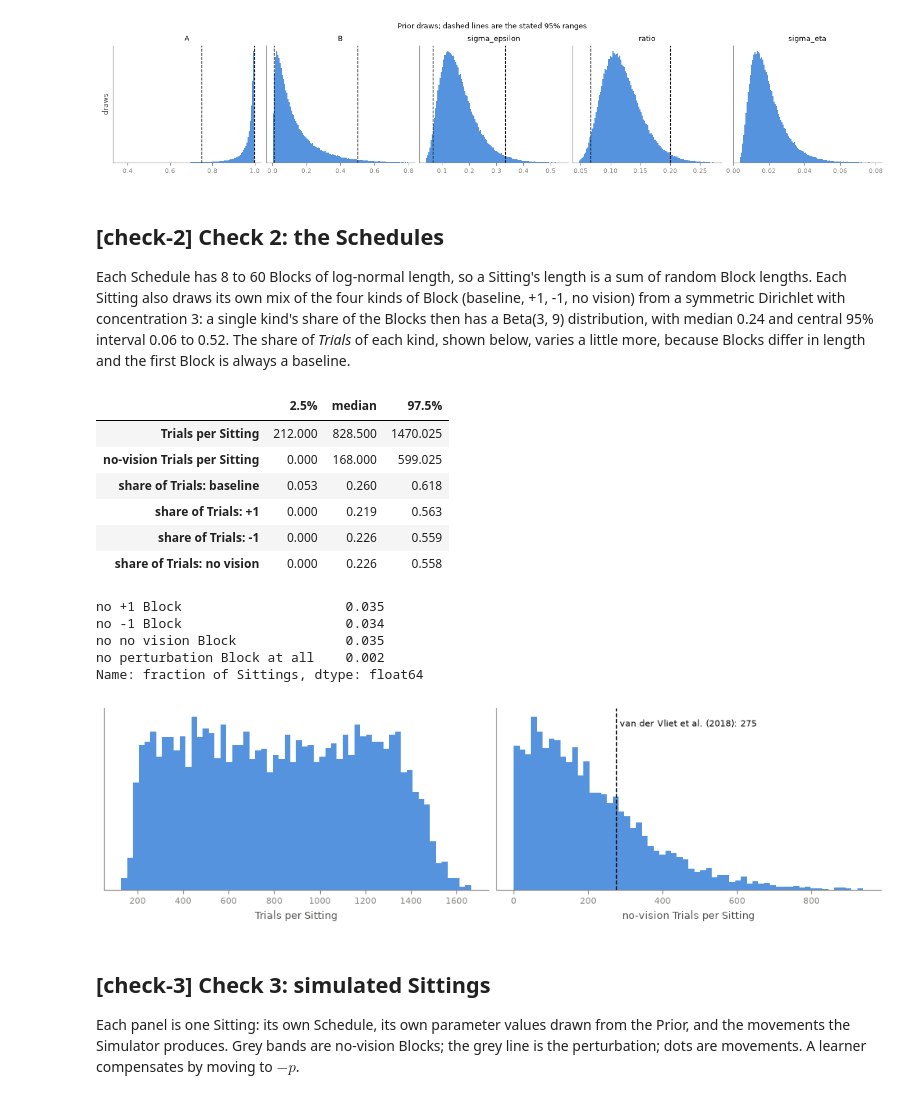
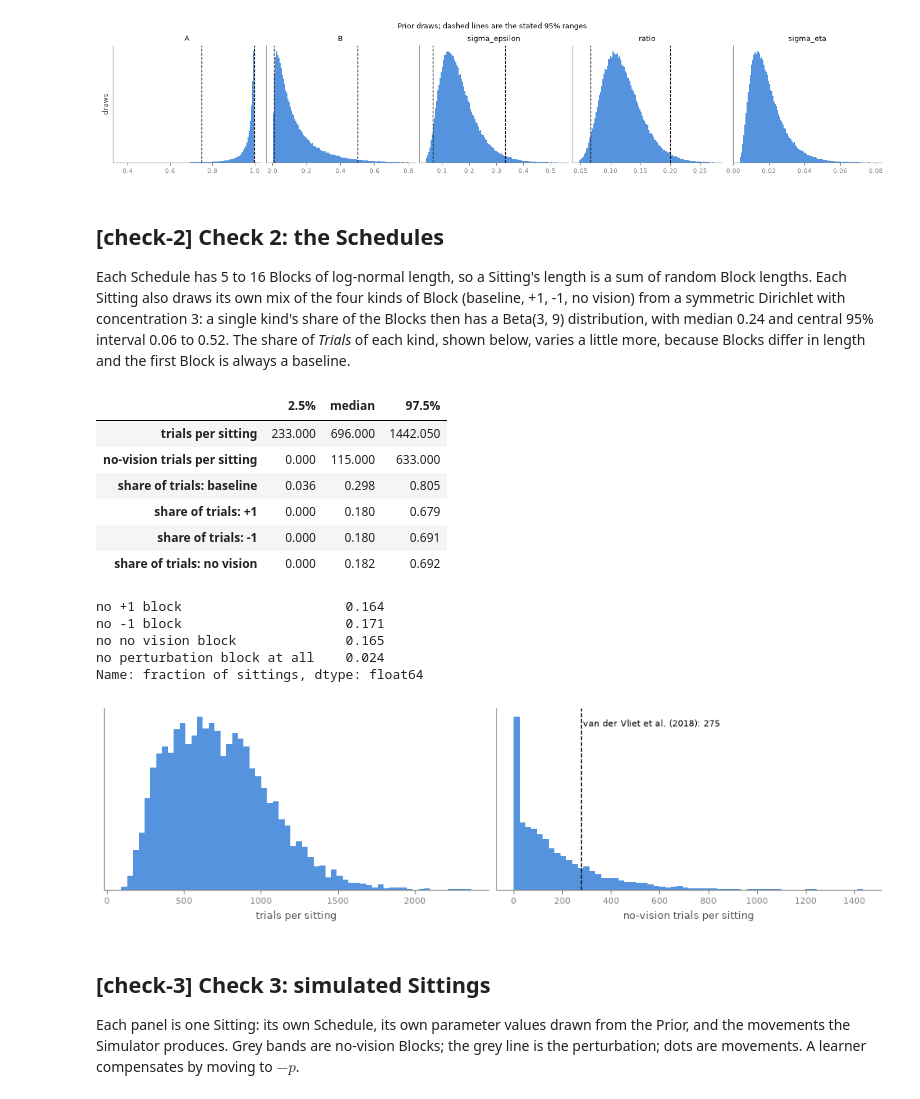
Before and after one commit to opherdonchin/MotorAdpatationSBI, a Jupyter notebook: notebooks/working/one_state_priors.ipynb, the cells around one changed output. Drawn from its saved outputs; the diff is of its cells as text; code cells hidden in the pictures.

```diff
--- a/notebooks/working/one_state_priors.ipynb
+++ b/notebooks/working/one_state_priors.ipynb
@@ -44,7 +44,7 @@ RANGE_A = (0.75, 0.999)
 RANGE_B = (0.01, 0.5)
 RANGE_SIGMA_EPSILON = (1 / 15, 1 / 3)
 RANGE_RATIO = (1 / 15, 1 / 5)  # sigma_eta / sigma_epsilon
-RANGE_BLOCK_LEN = (10, 50)  # trials
+RANGE_BLOCK_LEN = (10, 250)  # trials
 
 z95 = norm.ppf(0.975)
 PRIOR = {
@@ -55,7 +55,7 @@ PRIOR = {
     "mu_log_ratio": np.log(RANGE_RATIO).mean(), "sigma_log_ratio": np.ptp(np.log(RANGE_RATIO)) / (2 * z95),
 }
 SCHEDULE = {
-    "n_blocks_min": 8, "n_blocks_max": 60,
+    "n_blocks_min": 5, "n_blocks_max": 16,
     "mu_log_block_len": np.log(RANGE_BLOCK_LEN).mean(),
     "sigma_log_block_len": np.ptp(np.log(RANGE_BLOCK_LEN)) / (2 * z95),
     "kind_concentration": 3.0,
@@ -148,7 +148,7 @@ plt.show()
 # %% [markdown]
 ## [check-2] Check 2: the Schedules
 
-Each Schedule has 8 to 60 Blocks of log-normal length, so a Sitting's length is a sum of
+Each Schedule has 5 to 16 Blocks of log-normal length, so a Sitting's length is a sum of
 random Block lengths. Each Sitting also draws its own mix of the four kinds of Block
 (baseline, +1, -1, no vision) from a symmetric Dirichlet with concentration 3: a single
 kind's share of the Blocks then has a Beta(3, 9) distribution, with median 0.24 and
@@ -166,45 +166,45 @@ trial_share = np.array([
 no_vision_trials = np.array([np.sum(v == 0) for _, v in schedules])
 
 summary = pd.DataFrame({
-    "Trials per Sitting": np.quantile(T, [0.025, 0.5, 0.975]),
-    "no-vision Trials per Sitting": np.quantile(no_vision_trials, [0.025, 0.5, 0.975]),
-    **{f"share of Trials: {kind}": np.quantile(trial_share[:, k], [0.025, 0.5, 0.975]) for k, kind in enumerate(BLOCK_KINDS)},
+    "trials per sitting": np.quantile(T, [0.025, 0.5, 0.975]),
+    "no-vision trials per sitting": np.quantile(no_vision_trials, [0.025, 0.5, 0.975]),
+    **{f"share of trials: {kind}": np.quantile(trial_share[:, k], [0.025, 0.5, 0.975]) for k, kind in enumerate(BLOCK_KINDS)},
 }, index=["2.5%", "median", "97.5%"]).T
 summary.round(3)
 # %% [output]
 |  | 2.5% | median | 97.5% |
-| Trials per Sitting | 212.000 | 828.500 | 1470.025 |
-| no-vision Trials per Sitting | 0.000 | 168.000 | 599.025 |
-| share of Trials: baseline | 0.053 | 0.260 | 0.618 |
-| share of Trials: +1 | 0.000 | 0.219 | 0.563 |
-| share of Trials: -1 | 0.000 | 0.226 | 0.559 |
-| share of Trials: no vision | 0.000 | 0.226 | 0.558 |
+| trials per sitting | 233.000 | 696.000 | 1442.050 |
+| no-vision trials per sitting | 0.000 | 115.000 | 633.000 |
+| share of trials: baseline | 0.036 | 0.298 | 0.805 |
+| share of trials: +1 | 0.000 | 0.180 | 0.679 |
+| share of trials: -1 | 0.000 | 0.180 | 0.691 |
+| share of trials: no vision | 0.000 | 0.182 | 0.692 |
 # %%
 # [missing-kinds] How often a Sitting has no Block of a kind at all
 pd.Series({
-    **{f"no {kind} Block": np.mean(trial_share[:, k] == 0) for k, kind in enumerate(BLOCK_KINDS) if kind != "baseline"},
-    "no perturbation Block at all": np.mean((trial_share[:, 1] == 0) & (trial_share[:, 2] == 0)),
-}, name="fraction of Sittings").round(3)
+    **{f"no {kind} block": np.mean(trial_share[:, k] == 0) for k, kind in enumerate(BLOCK_KINDS) if kind != "baseline"},
+    "no perturbation block at all": np.mean((trial_share[:, 1] == 0) & (trial_share[:, 2] == 0)),
+}, name="fraction of sittings").round(3)
 # %% [output]
-no +1 Block                     0.035
-no -1 Block                     0.034
-no no vision Block              0.035
-no perturbation Block at all    0.002
-Name: fraction of Sittings, dtype: float64
+no +1 block                     0.164
+no -1 block                     0.171
+no no vision block              0.165
+no perturbation block at all    0.024
+Name: fraction of sittings, dtype: float64
 # %%
 # [schedule-figures] Distribution of Sitting length and of no-vision Trials
 fig, axes = plt.subplots(1, 2, figsize=(10, 2.8))
 axes[0].hist(T, bins=60, color=BLUE, alpha=0.8)
-axes[0].set_xlabel("Trials per Sitting")
+axes[0].set_xlabel("trials per sitting")
 axes[1].hist(no_vision_trials, bins=60, color=BLUE, alpha=0.8)
 axes[1].axvline(275, color="#0b0b0b", lw=1, ls="--")
 axes[1].text(285, axes[1].get_ylim()[1] * 0.9, "van der Vliet et al. (2018): 275", fontsize=8)
-axes[1].set_xlabel("no-vision Trials per Sitting")
+axes[1].set_xlabel("no-vision trials per sitting")
 for ax in axes:
     ax.set_yticks([])
 plt.show()
 # %% [output]
-[figure, old version]
+[figure, new version]
 # %% [markdown]
 ## [check-3] Check 3: simulated Sittings
 
```
Also changed, not shown: parts of 4 cells of this notebook, 2 other files.
